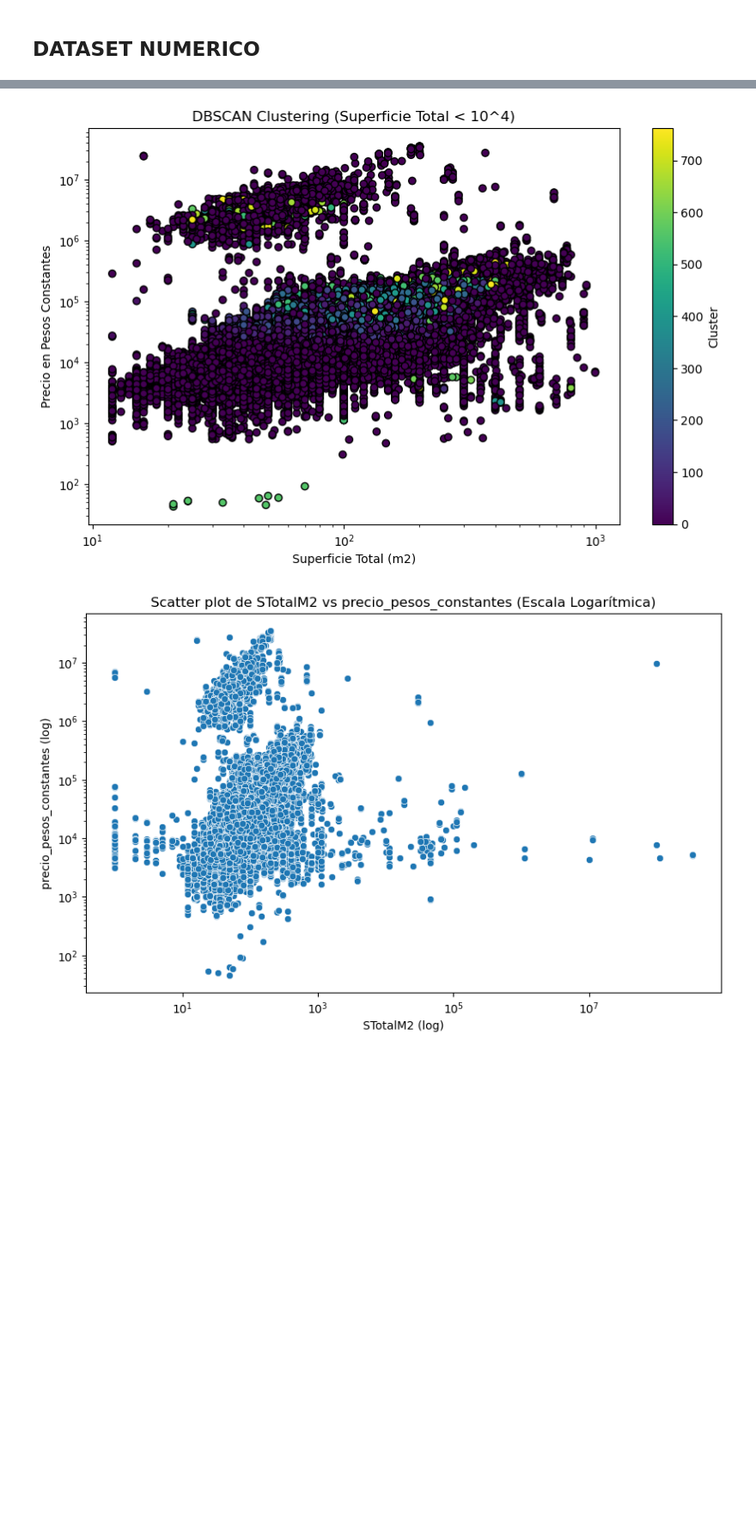
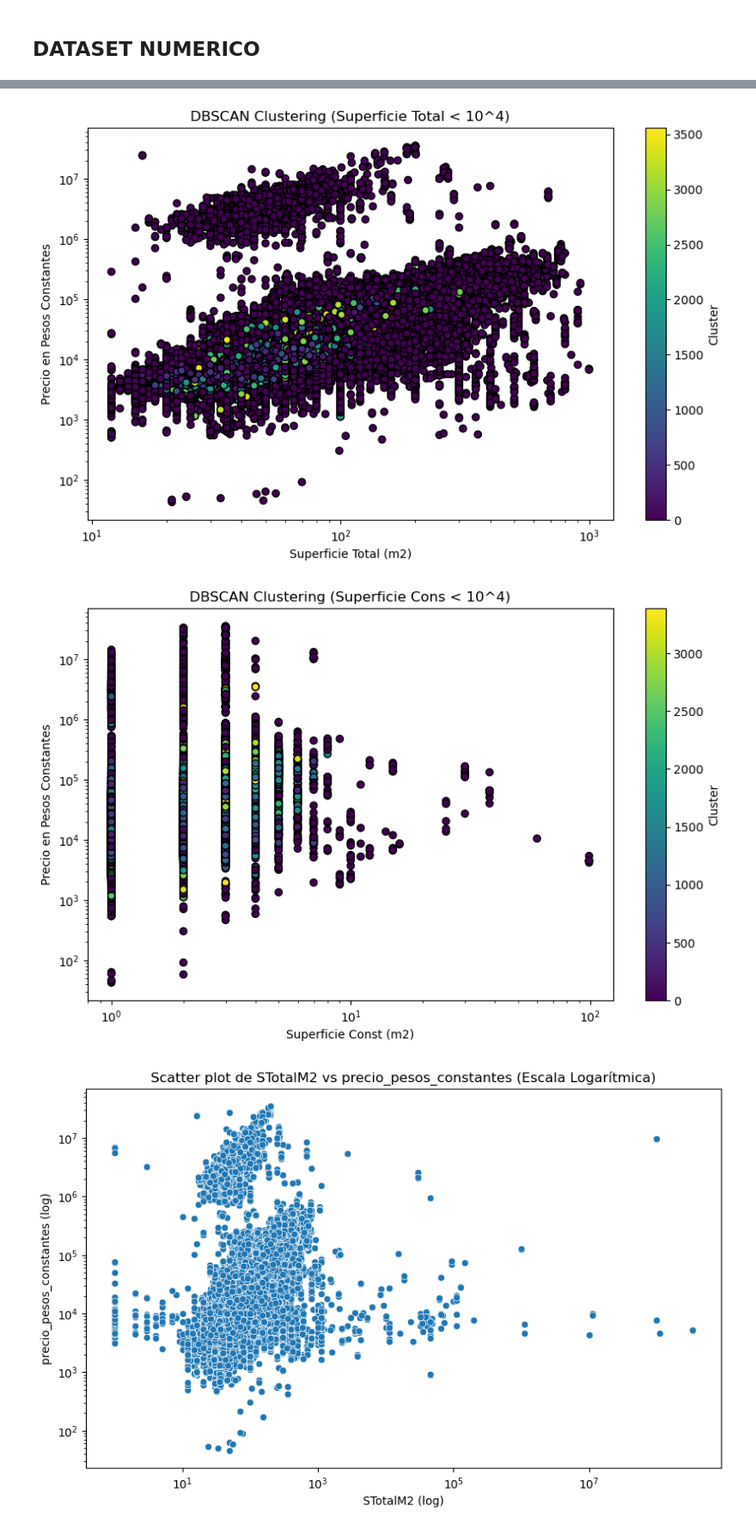
Before and after one commit to Ciror3/proyecto_final_Guerrero_Russi, a Jupyter notebook: notebooks/preprocesamiento.ipynb, the cells around one changed output, grey strips where cells are left out. Shown at 86% size. Drawn from its saved outputs; the diff is of its cells as text; code cells hidden in the pictures; blank space fills up the shorter version.

Commit message:
Nada importante, detalles

```diff
--- a/notebooks/preprocesamiento.ipynb
+++ b/notebooks/preprocesamiento.ipynb
@@ -150,8 +153,9 @@ Estos son los datos de los outliers:
 from sklearn.cluster import DBSCAN
 
 # Parámetros óptimos
-eps = 50  # Ajusta este valor según el gráfico de k-distancias
+eps = 2  # Ajusta este valor según el gráfico de k-distancias
 min_samples = 5
+X = train_procesado[['STotalM2', 'precio_pesos_constantes']]
 
 # Ejecutar DBSCAN
 dbscan = DBSCAN(eps=eps, min_samples=min_samples)
@@ -171,7 +175,34 @@ plt.xscale('log')
 plt.yscale('log')
 plt.show()
 # %% [output]
-[figure, old version]
+[figure, new version]
+# %%
+from sklearn.cluster import DBSCAN
+
+# Parámetros óptimos
+eps = 2  # Ajusta este valor según el gráfico de k-distancias
+min_samples = 5
+X = train_procesado[['Dormitorios', 'precio_pesos_constantes']]
+
+# Ejecutar DBSCAN
+dbscan = DBSCAN(eps=eps, min_samples=min_samples)
+labels = dbscan.fit_predict(X)
+
+# Agregar etiquetas de cluster a los datos
+train_procesado['cluster'] = labels
+
+# Graficar los datos filtrados
+plt.figure(figsize=(10, 6))
+plt.scatter(train_procesado['Dormitorios'], train_procesado['precio_pesos_constantes'], c=train_procesado['cluster'], cmap='viridis', marker='o', edgecolor='k')
+plt.xlabel('Superficie Const (m2)')
+plt.ylabel('Precio en Pesos Constantes')
+plt.title('DBSCAN Clustering (Superficie Cons < 10^4)')
+plt.colorbar(label='Cluster')
+plt.xscale('log')
+plt.yscale('log')
+plt.show()
+# %% [output]
+[figure, added]
 # %%
 import pandas as pd
 import seaborn as sns
```
Also changed, not shown: parts of 4 cells of this notebook, 1 other file.
